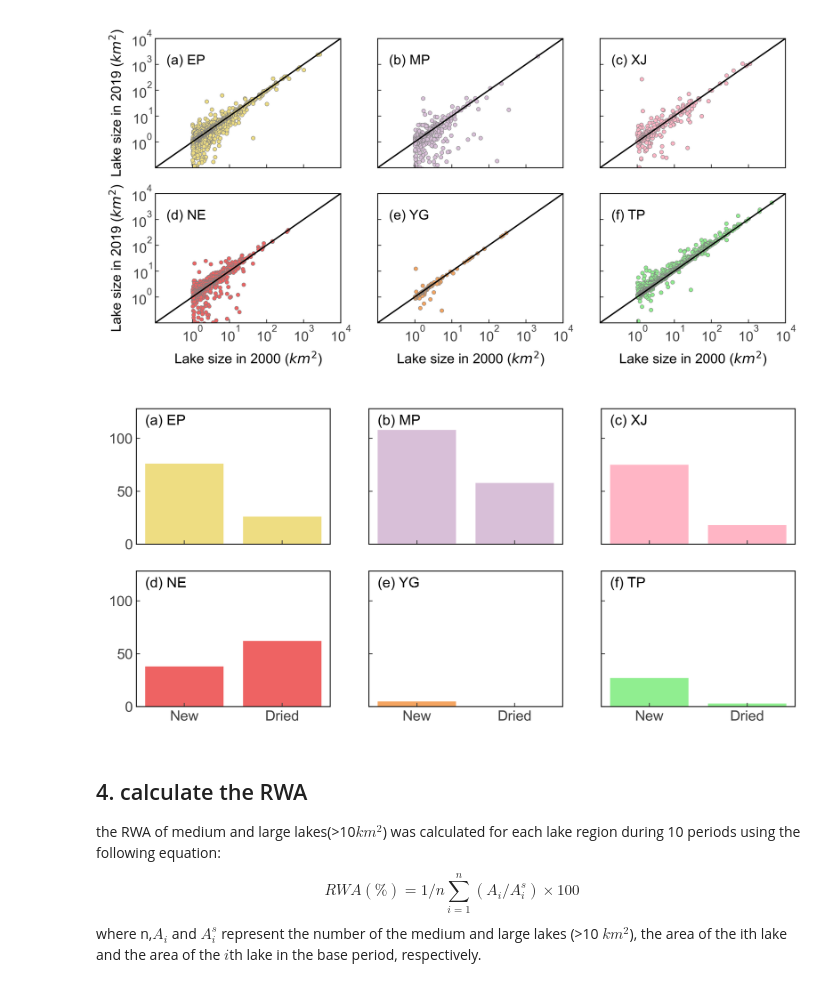
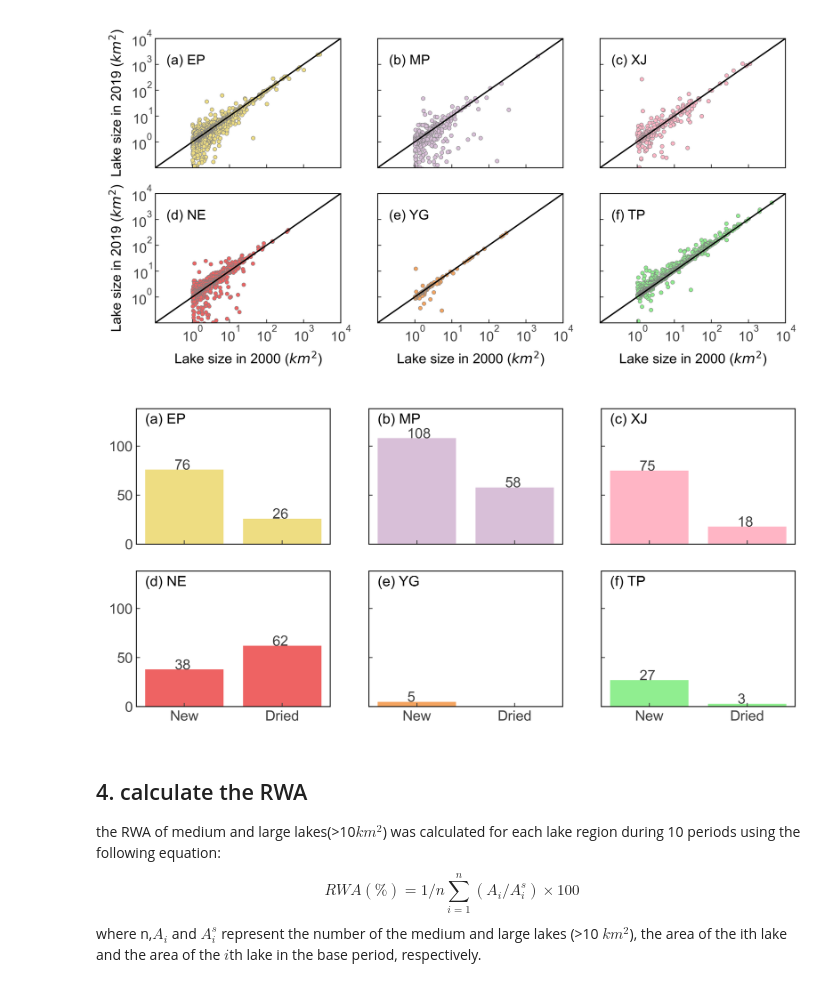
Before and after one commit to beihuihu/ESE5023_Assignments_12332288, a Jupyter notebook: final_proj/Final_Project.ipynb, the cells around one changed output. Saved outputs shown, nothing was run; the diff lists cells and outputs as text; code cells hidden in the pictures.

```diff
--- a/final_proj/Final_Project.ipynb
+++ b/final_proj/Final_Project.ipynb
@@ -66,3 +51,3 @@ lake
 # %%
-lake=gpd.read_file('interest_lakes.shp')
-lake
+# lake=gpd.read_file('interest_lakes.shp')
+# lake
@@ -183,7 +155,7 @@ for l_id in tqdm(lake.index):
             lake_id=lake.loc[l_id]['Lake_id']
             lake_time_series=copy.copy(China_Lakes_time_series[China_Lakes_time_series['GLAKES_ID']==lake_id])
             try:
-                a1=lake_time_series[lake_time_series['Year']==2019].iloc[0,4]
+                a1=lake_time_series[lake_time_series['Year']==2000].iloc[0,4]
                 a2=lake_time_series[lake_time_series['Year']==2019].iloc[0,4]
 #                 print(a2)
                 l=[lake_id,region_name,a1,a2]
@@ -192,5 +164,4 @@ for l_id in tqdm(lake.index):
                 break
             except:
                 break
-# lake_list.to_csv('lake_list_2000_2019.csv')
-lake_list
+lake_list.to_csv('lake_list_2000_2019.csv',index=False)
@@ -245,11 +202,14 @@ for i, ax in enumerate(axes.ravel()):
     region_lake_list=lake_list[lake_list['Region']==regions[i]]
     lake_num_p=len(region_lake_list[region_lake_list['2000']!=0])/total_ln*100
     lake_area_p=region_lake_list['2000'].sum()/total_la*100
-    population_p=population[population['Region']==regions[i]]['Percentage']
+    population_p=population[population['Region']==regions[i]].iloc[0]['Percentage']
 
     ax.text(-0.2,60,'({}) {}'.format(chr(97+i),regions[i]))
     ax.bar(['lake\n number','lake\n area','polupation'],[lake_num_p,lake_area_p,population_p],color=colors[i])
-    ax.set_ylim([0,70])
+    ax.text(-0.2,lake_num_p+0.2,'{:.1f}'.format(lake_num_p),color = "0.25")
+    ax.text(0.8,lake_area_p+0.2,'{:.1f}'.format(lake_area_p),color = "0.25")
+    ax.text(1.8,population_p+0.2,'{:.1f}'.format(population_p),color = "0.25")
+    ax.set_ylim([0,72])
     ax.spines['bottom'].set_linewidth(lw[1])
     ax.spines['top'].set_linewidth(lw[1])#.set_visible(False)
     ax.spines['left'].set_linewidth(lw[1])
@@ -257,4 +217,5 @@ for i, ax in enumerate(axes.ravel()):
     ax.tick_params("both",which="major",
                length=lw[4],width = lw[1],
                colors = "0.25",labelsize=fs[0],pad=2)
+plt.savefig(r'3_picture\2_lake_2000_regional_distribution.png',bbox_inches='tight',pad_inches = 0.1)
 # %% [output]
@@ -299,22 +261,27 @@ for i, ax in enumerate(axes.ravel()):
 # %%
 fig, axes = plt.subplots(2,3, figsize=(6.6,3), sharex=True, sharey=True, dpi=600)
 for i, ax in enumerate(axes.ravel()):
     region_lake_list=lake_list[lake_list['Region']==regions[i]]
     new_lake_num=len(region_lake_list[(region_lake_list['2000']==0)&(region_lake_list['2019']!=0)])
     dry_lake_num=len(region_lake_list[(region_lake_list['2000']!=0)&(region_lake_list['2019']==0)])
 
-    ax.text(-0.4,113,'({}) {}'.format(chr(97+i),regions[i]))
+    ax.text(-0.4,123,'({}) {}'.format(chr(97+i),regions[i]))
     ax.bar(['New','Dried'],[new_lake_num,dry_lake_num],color=colors[i])
-    ax.set_ylim([0,128])
+    ax.set_ylim([0,138])
     ax.spines['bottom'].set_linewidth(lw[1])
     ax.spines['top'].set_linewidth(lw[1])#.set_visible(False)
     ax.spines['left'].set_linewidth(lw[1])
     ax.spines['right'].set_linewidth(lw[1])#.set_visible(False)
     ax.tick_params("both",which="major",
                length=lw[4],width = lw[1],
                colors = "0.25",labelsize=fs[0],pad=2)
+    if new_lake_num!=0:
+        ax.text(-0.1,new_lake_num+0.2,str(new_lake_num),color = "0.25")
+    if dry_lake_num!=0:
+        ax.text(0.9,dry_lake_num+0.2,str(dry_lake_num),color = "0.25")
+plt.savefig(r'3_picture\4_new_and_dried_lakes.png',bbox_inches='tight',pad_inches = 0.1)
 # %% [output]
-[figure, old version]
+[figure, new version]
 # %% [markdown]
 ## 4. calculate the RWA
 the RWA of medium and large lakes(>10$km^2$) was calculated for each lake region during 10 periods using the following equation:
```
Also changed, not shown: parts of 27 cells of this notebook, 1 other file.
